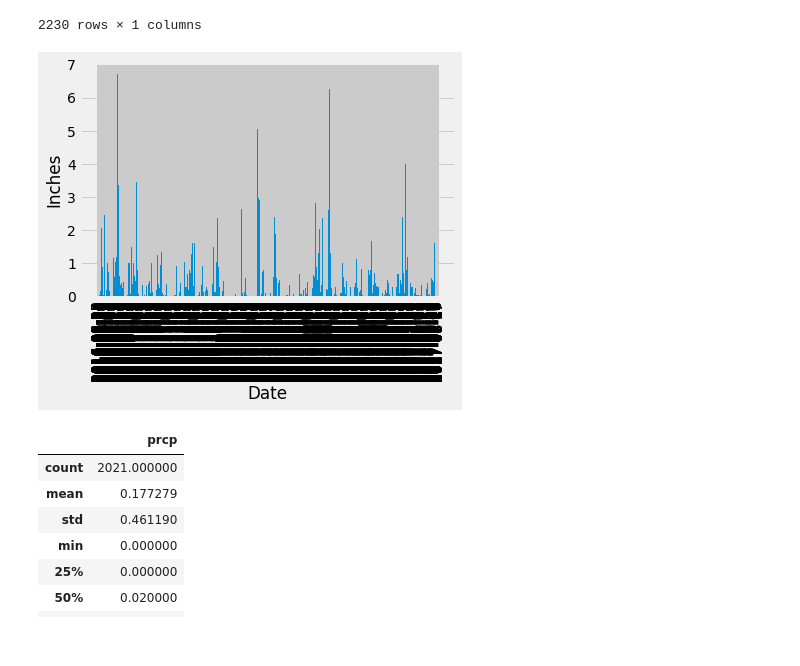
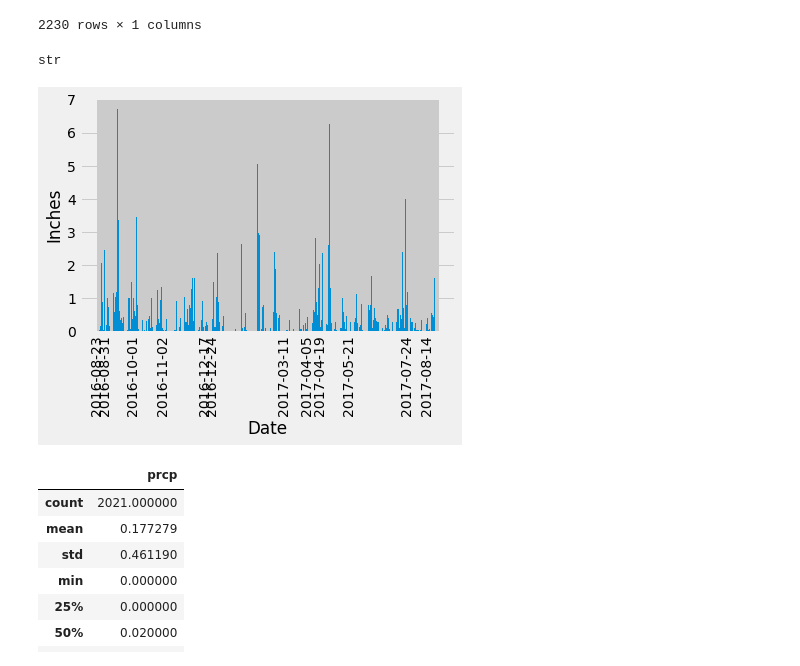
Before and after one commit to DMVance/climate-app, a Jupyter notebook: climate_starter.ipynb, the cells around one changed output. Cells and saved outputs as stored; diff of their text form; code cells hidden in the pictures.

Commit message:
add code for plot

```diff
--- a/climate_starter.ipynb
+++ b/climate_starter.ipynb
@@ -66,17 +127,19 @@ Station_df
 ## Precipitation Analysis
 # %%
 # Design a query to retrieve the last 12 months of precipitation data and plot the results
-# Note: 2012 and 2016 were leap years
 
 # Calculate the date 1 year ago from the last data point in the database
-# start_date = max(measurement.date)-365
+one_year = dt.timedelta(days=365)
+max_date = session.query(func.max(meas.date)).first()[0]
+start_date = max_date - one_year
+start_date = start_date.isoformat()
+start_date
 
 # Perform a query to retrieve the date and precipitation scores
-precip_measurement = "SELECT measurement.date, measurement.prcp FROM measurement WHERE measurement.date >= '2016-08-23';"
-precip = engine.execute(precip_measurement)
+precip_measurements = f"SELECT measurement.date, measurement.prcp FROM measurement WHERE measurement.date >= '{start_date}';"
 
 # Save the query results as a Pandas DataFrame and set the index to the date column
-df = pd.read_sql(precip_measurement, conn)
+df = pd.read_sql(precip_measurements, conn)
 
 # Sort the dataframe by date
 df.sort_values(by="date")
@@ -96,16 +159,26 @@ df.set_index("date")
 | 2017-08-22 | 0.50 |
 | 2017-08-23 | 0.45 |
 2230 rows × 1 columns
+# %%
+type(df["date"][0])
+# %% [output]
+str
 # %%
+fig, ax = plt.subplots()
+every_nth = 200
+
 # Use Pandas Plotting with Matplotlib to plot the data
 plt.bar(df["date"], df["prcp"])
 plt.xticks(df["date"], rotation="vertical")
 plt.ylabel("Inches")
 plt.xlabel("Date")
 # plt.legend(loc="upper left")
+for n, label in enumerate(ax.xaxis.get_ticklabels()):
+    if n % every_nth != 0:
+        label.set_visible(False)
 plt.show()
 # %% [output]
-[figure, old version]
+[figure, new version]
 # %%
 # Use Pandas to calculate the summary statistics for the precipitation data
 df.describe()
```
Also changed, not shown: parts of 15 cells of this notebook.
